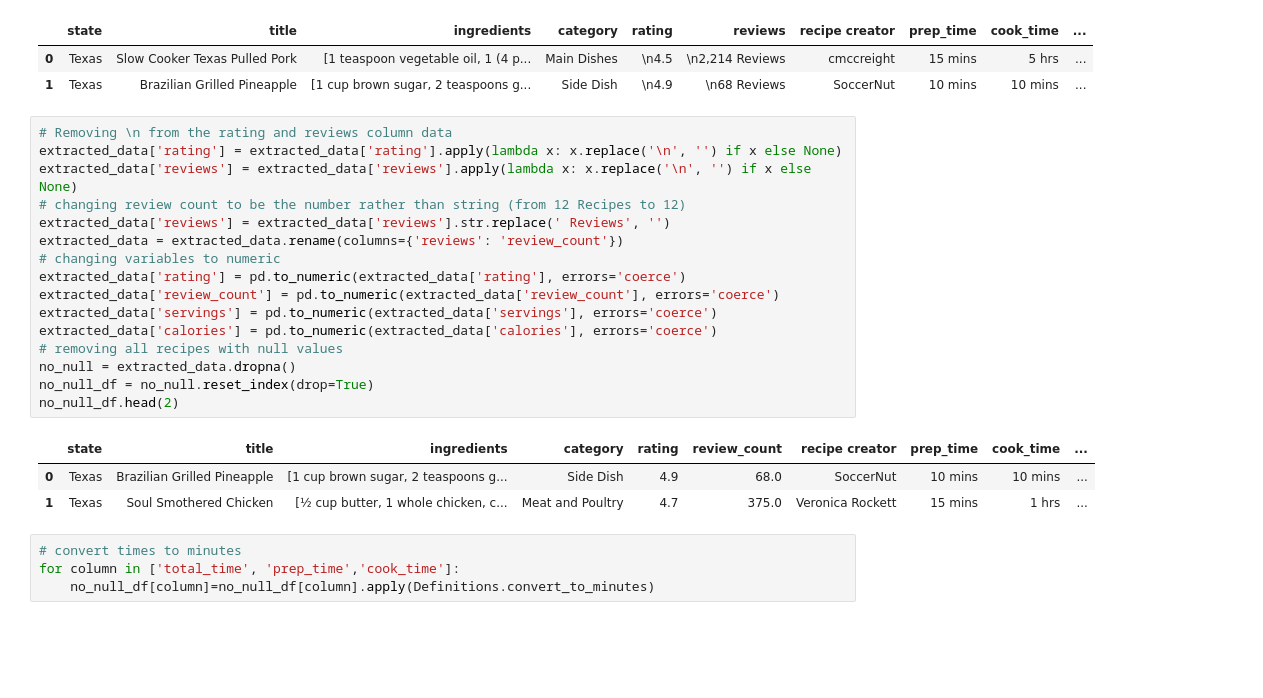
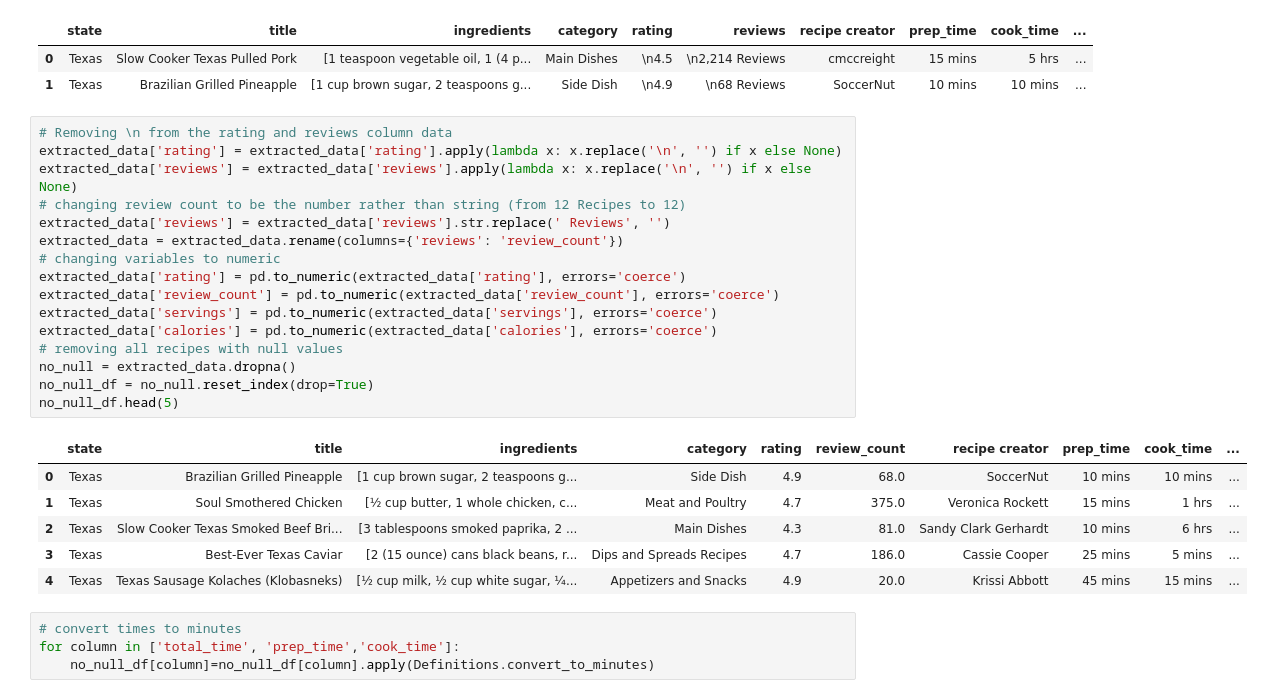
Before and after one commit to Stephanie-Schefer/NLP_Recipe_Guide, a Jupyter notebook: EDA.ipynb, the cells around one changed output. Saved outputs shown, nothing was run; the diff lists cells and outputs as text; blank space fills up the shorter version.

```diff
--- a/EDA.ipynb
+++ b/EDA.ipynb
@@ -312,23 +381,26 @@ extracted_data.head(2)
 # %%
 # Removing \n from the rating and reviews column data
 extracted_data['rating'] = extracted_data['rating'].apply(lambda x: x.replace('\n', '') if x else None)
 extracted_data['reviews'] = extracted_data['reviews'].apply(lambda x: x.replace('\n', '') if x else None)
 # changing review count to be the number rather than string (from 12 Recipes to 12)
 extracted_data['reviews'] = extracted_data['reviews'].str.replace(' Reviews', '')
 extracted_data = extracted_data.rename(columns={'reviews': 'review_count'})
 # changing variables to numeric
 extracted_data['rating'] = pd.to_numeric(extracted_data['rating'], errors='coerce')
 extracted_data['review_count'] = pd.to_numeric(extracted_data['review_count'], errors='coerce')
 extracted_data['servings'] = pd.to_numeric(extracted_data['servings'], errors='coerce')
 extracted_data['calories'] = pd.to_numeric(extracted_data['calories'], errors='coerce')
 # removing all recipes with null values
 no_null = extracted_data.dropna()
 no_null_df = no_null.reset_index(drop=True)
-no_null_df.head(2)
+no_null_df.head(5)
 # %% [output]
 |  | state | title | ingredients | category | rating | review_count | recipe creator | prep_time | cook_time | ... |
 | 0 | Texas | Brazilian Grilled Pineapple | [1 cup brown sugar, 2 teaspoons g... | Side Dish | 4.9 | 68.0 | SoccerNut | 10 mins | 10 mins | ... |
 | 1 | Texas | Soul Smothered Chicken | [½ cup butter, 1 whole chicken, c... | Meat and Poultry | 4.7 | 375.0 | Veronica Rockett | 15 mins | 1 hrs | ... |
+| 2 | Texas | Slow Cooker Texas Smoked Beef Bri... | [3 tablespoons smoked paprika, 2 ... | Main Dishes | 4.3 | 81.0 | Sandy Clark Gerhardt | 10 mins | 6 hrs | ... |
+| 3 | Texas | Best-Ever Texas Caviar | [2 (15 ounce) cans black beans, r... | Dips and Spreads Recipes | 4.7 | 186.0 | Cassie Cooper | 25 mins | 5 mins | ... |
+| 4 | Texas | Texas Sausage Kolaches (Klobasneks) | [½ cup milk, ½ cup white sugar, ¼... | Appetizers and Snacks | 4.9 | 20.0 | Krissi Abbott | 45 mins | 15 mins | ... |
 # %%
 # convert times to minutes
 for column in ['total_time', 'prep_time','cook_time']:
```
Also changed, not shown: parts of 52 cells of this notebook, 7 other files.
